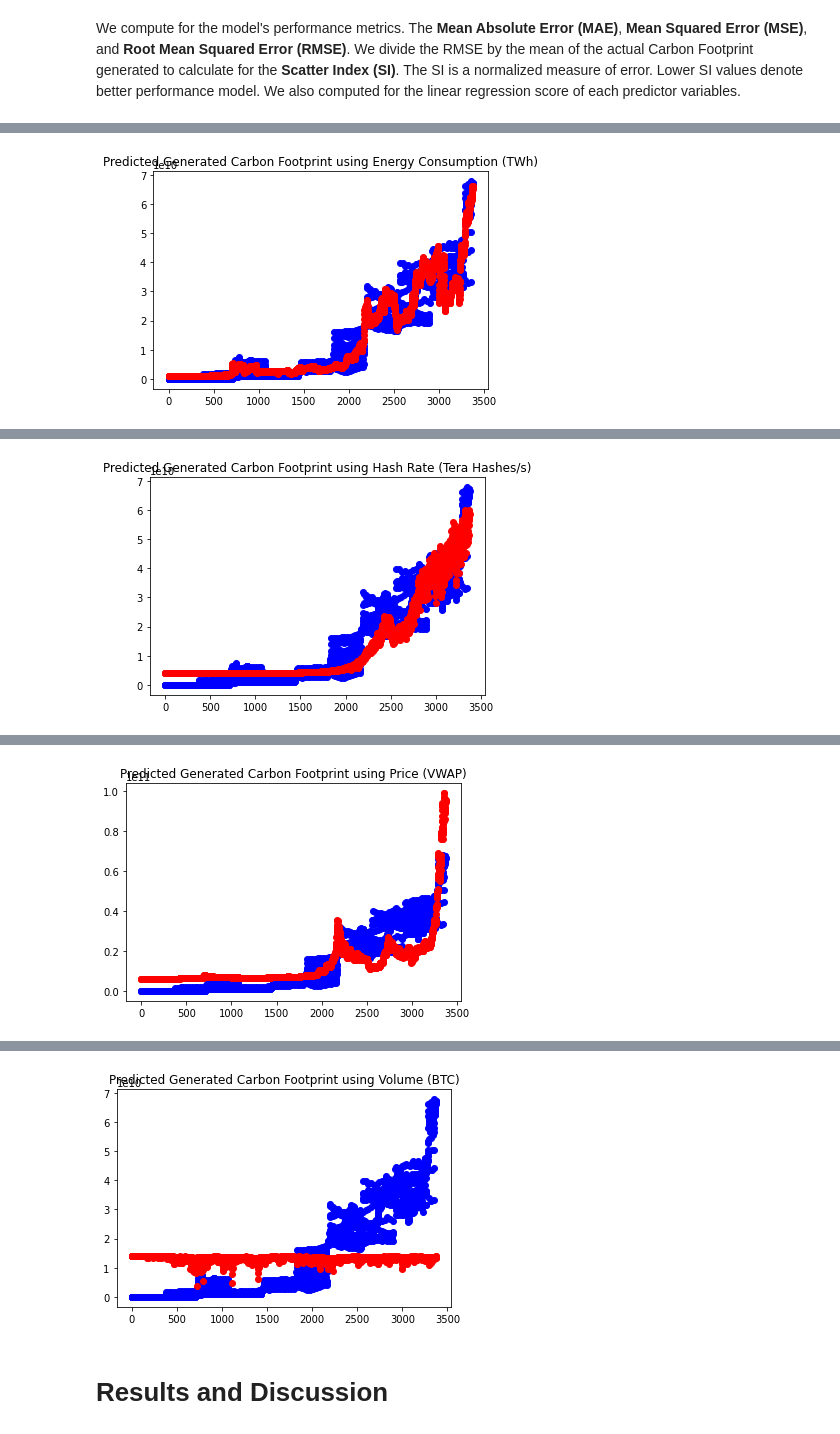
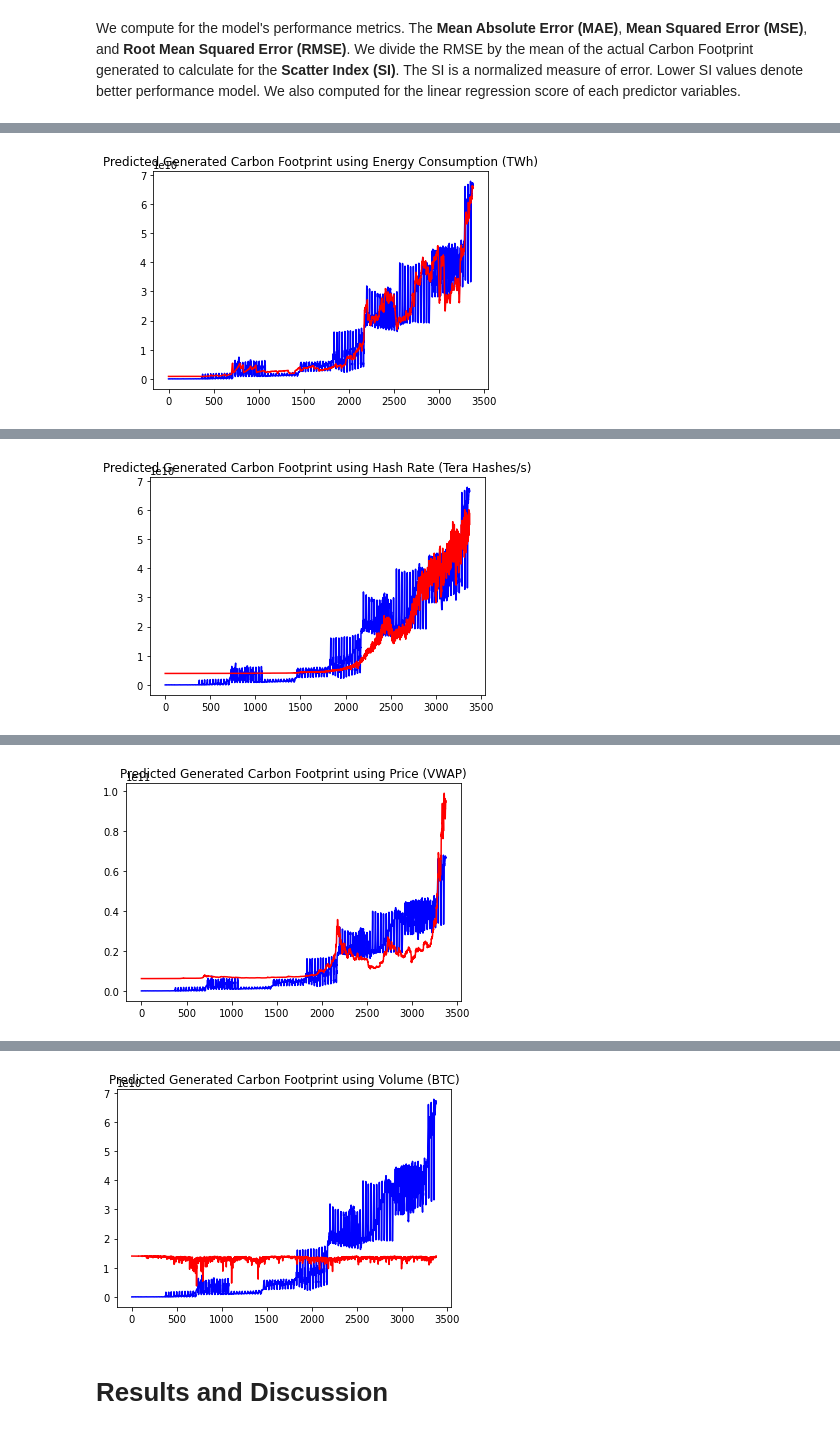
Before and after one commit to nicocoloco/cs132proj, a Jupyter notebook: CS-132-Final-Project.ipynb, the cells around one changed output, grey strips where cells are left out. Drawn from its saved outputs; the diff is of its cells as text; code cells hidden in the pictures.

```diff
--- a/CS-132-Final-Project.ipynb
+++ b/CS-132-Final-Project.ipynb
@@ -594,8 +599,8 @@ def plotGraph(y_test,y_pred,regressorName):
         my_range = int(max(y_test))
     else:
         my_range = int(max(y_pred))
-    plt.scatter(range(len(y_test)), y_test, color='blue')
-    plt.scatter(range(len(y_pred)), y_pred, color='red')
+    plt.plot(range(len(y_test)), y_test, color='blue')
+    plt.plot(range(len(y_pred)), y_pred, color='red')
     plt.title(regressorName)
     plt.show()
     return
@@ -610,7 +615,6 @@ for i in feature_cols:
     X = df[[i]]
 
     # instantiate and fit
-    X_train, X_test, y_train, y_test = train_test_split(X, y)
     linreg = LinearRegression()
     linreg.fit(X, y)
     y_pred = linreg.predict(X)
@@ -627,4 +631,4 @@ Energy Consumption (TWh)_MSE: 1.3136735865718594e+19
 Energy Consumption (TWh)_RMSE 3624463527.9884653
 Energy Consumption (TWh)_SI 27.266807935986375
 Energy Consumption (TWh)_Score 94.59%
-[figure, old version]
+[figure, new version]
@@ -635,2 +639,2 @@ Hash Rate (Tera Hashes/s)_SI 41.816488638366806
 Hash Rate (Tera Hashes/s)_Score 87.28%
-[figure, old version]
+[figure, new version]
@@ -638,5 +642,5 @@ Price (VWAP)_MAE: 6969036811.729152
 Price (VWAP)_MSE: 8.093982243077936e+19
 Price (VWAP)_RMSE 8996656180.536154
 Price (VWAP)_SI 67.68176703848039
 Price (VWAP)_Score 66.68%
-[figure, old version]
+[figure, new version]
@@ -645,7 +649,7 @@ Volume (BTC)_MSE: 2.4237174565798448e+20
 Volume (BTC)_RMSE 15568292959.023623
 Volume (BTC)_SI 117.12013398034034
 Volume (BTC)_Score 0.23%
-[figure, old version]
+[figure, new version]
 # %% [markdown]
 # Results and Discussion
 # %% [markdown]
```
Also changed, not shown: parts of 5 cells of this notebook.
